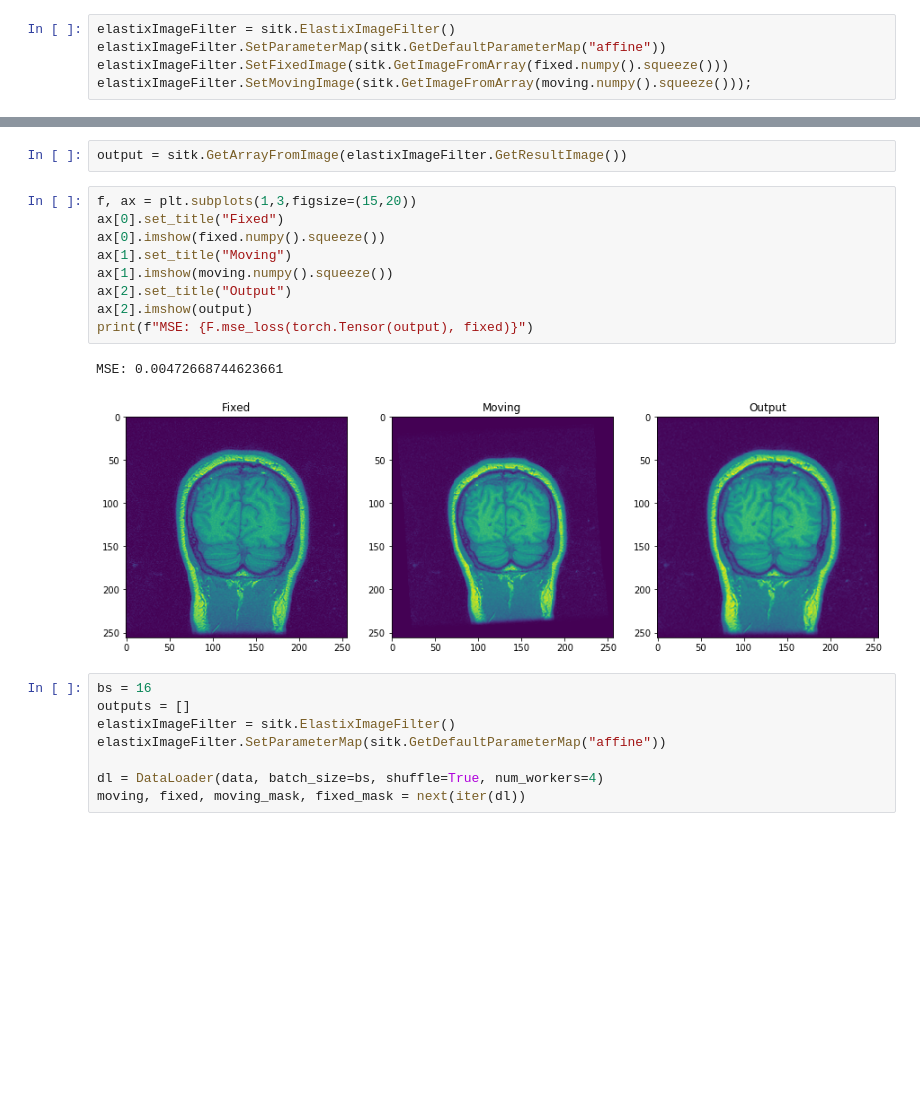
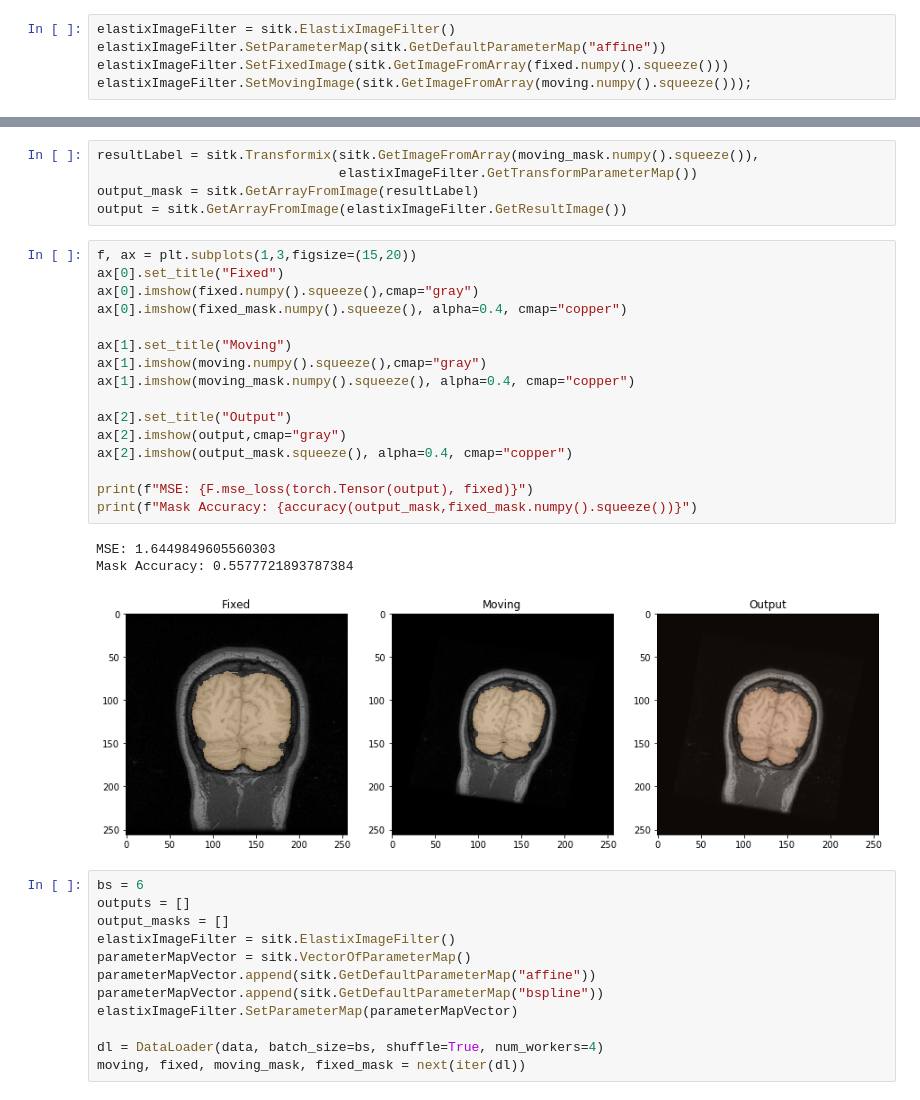
Before and after one commit to senyosimpson/DIR, a Jupyter notebook: registration/notebooks/Classical_Approach.ipynb, the cells around one changed output, grey strips where cells are left out. Saved outputs shown, nothing was run; the diff lists cells and outputs as text; blank space fills up the shorter version.

```diff
--- a/registration/notebooks/Classical_Approach.ipynb
+++ b/registration/notebooks/Classical_Approach.ipynb
@@ -146,23 +149,38 @@ Wall time: 1.59 s
 <SimpleITK.SimpleITK.Image; proxy of <Swig Object of type 'std::vector< itk::simple::Image >::value_type *' at 0x...> >
-# %%
-output = sitk.GetArrayFromImage(elastixImageFilter.GetResultImage())
+# %%
+resultLabel = sitk.Transformix(sitk.GetImageFromArray(moving_mask.numpy().squeeze()),
+                               elastixImageFilter.GetTransformParameterMap())
+output_mask = sitk.GetArrayFromImage(resultLabel)
+output = sitk.GetArrayFromImage(elastixImageFilter.GetResultImage())
 # %%
 f, ax = plt.subplots(1,3,figsize=(15,20))
 ax[0].set_title("Fixed")
-ax[0].imshow(fixed.numpy().squeeze())
+ax[0].imshow(fixed.numpy().squeeze(),cmap="gray")
+ax[0].imshow(fixed_mask.numpy().squeeze(), alpha=0.4, cmap="copper")
+
 ax[1].set_title("Moving")
-ax[1].imshow(moving.numpy().squeeze())
+ax[1].imshow(moving.numpy().squeeze(),cmap="gray")
+ax[1].imshow(moving_mask.numpy().squeeze(), alpha=0.4, cmap="copper")
+
 ax[2].set_title("Output")
-ax[2].imshow(output)
+ax[2].imshow(output,cmap="gray")
+ax[2].imshow(output_mask.squeeze(), alpha=0.4, cmap="copper")
+
 print(f"MSE: {F.mse_loss(torch.Tensor(output), fixed)}")
+print(f"Mask Accuracy: {accuracy(output_mask,fixed_mask.numpy().squeeze())}")
 # %% [output]
-MSE: 0.00472668744623661
+MSE: 1.6449849605560303
+Mask Accuracy: 0.5577721893787384
-[figure, old version]
+[figure, new version]
 # %%
-bs = 16
+bs = 6
 outputs = []
+output_masks = []
 elastixImageFilter = sitk.ElastixImageFilter()
-elastixImageFilter.SetParameterMap(sitk.GetDefaultParameterMap("affine"))
+parameterMapVector = sitk.VectorOfParameterMap()
+parameterMapVector.append(sitk.GetDefaultParameterMap("affine"))
+parameterMapVector.append(sitk.GetDefaultParameterMap("bspline"))
+elastixImageFilter.SetParameterMap(parameterMapVector)
 
 dl = DataLoader(data, batch_size=bs, shuffle=True, num_workers=4)
 moving, fixed, moving_mask, fixed_mask = next(iter(dl))
```
Also changed, not shown: parts of 6 cells of this notebook.
